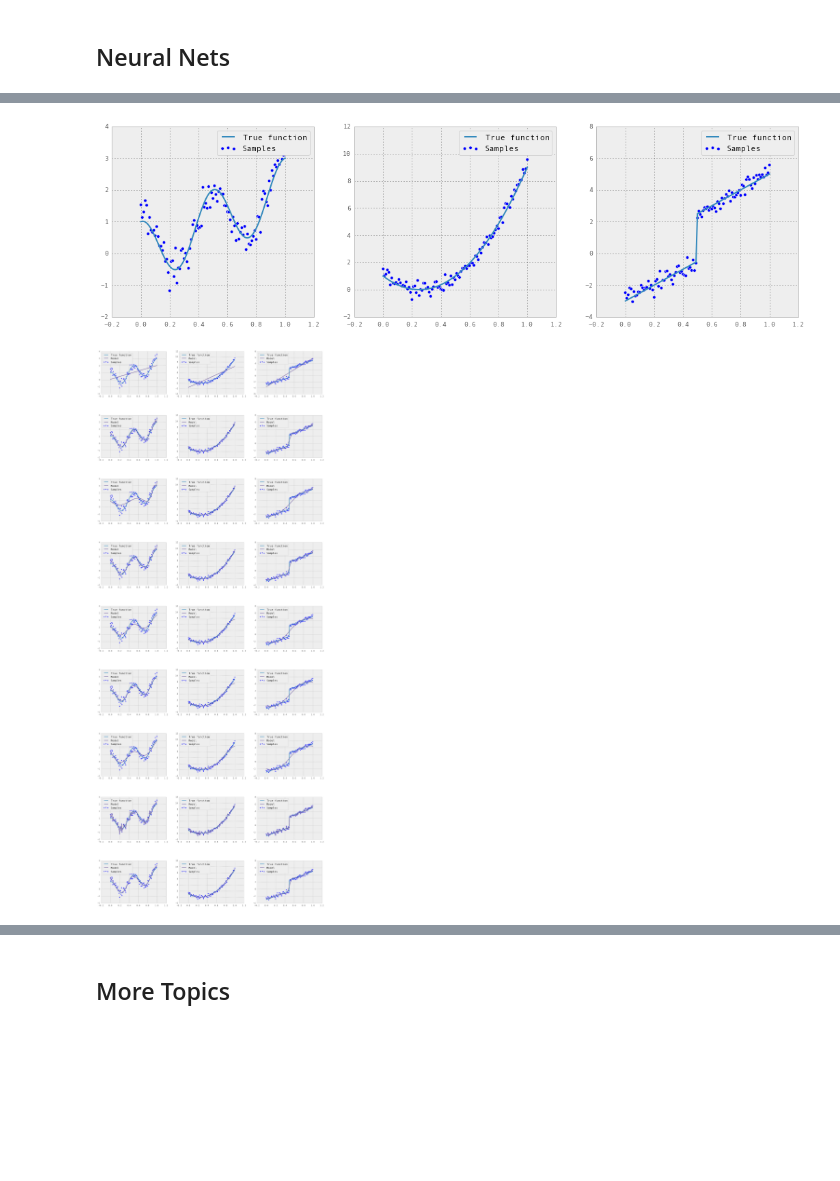
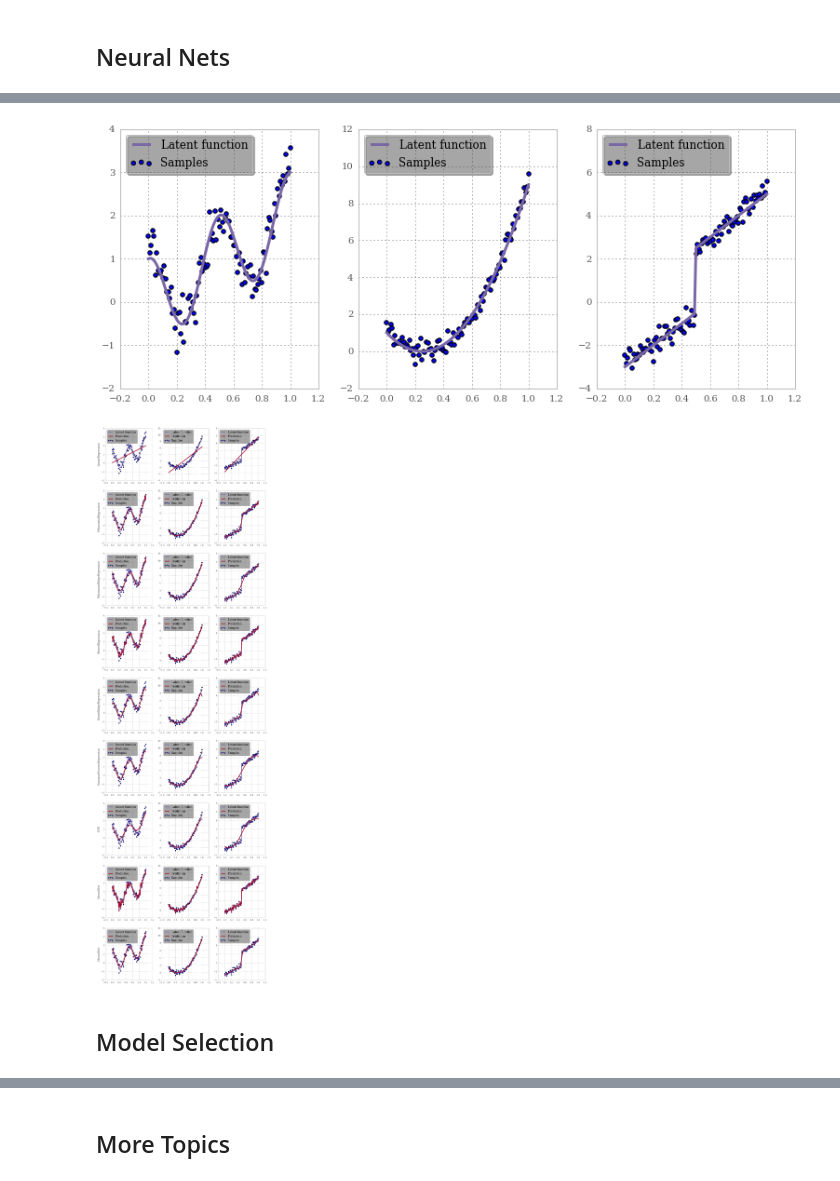
Before and after one commit to AlexanderFabisch/regression-tutorial, a Jupyter notebook: regression.ipynb, the cells around one changed output, grey strips where cells are left out. Drawn from its saved outputs; the diff is of its cells as text; code cells hidden in the pictures; blank space fills up the shorter version.

Commit message:
Update regression slides

```diff
--- a/regression.ipynb
+++ b/regression.ipynb
@@ -524,35 +516,39 @@ def generate_data_3(n_samples, sigma, random_state=None):
     y = y_true + sigma * random_state.randn(n_samples)
     return x, X, y_true, y
 # %%
-figure(figsize=(18, 5))
+plt.figure(figsize=(13, 5))
 for i, gen_data in enumerate([generate_data_1, generate_data_2, generate_data_3]):
-    subplot(1, 3, 1 + i)
+    plt.subplot(1, 3, 1 + i)
     x, X, y_true, y = gen_data(101, 0.3, 0)
-    plt.plot(x, y_true, label="True function")
+    plt.plot(x, y_true, label="Latent function")
     plt.scatter(x, y, label="Samples")
-    plt.legend(loc="best")
+    plt.legend(loc="upper left")
 # %% [output]
-[figure, old version]
+[figure, new version]
 # %%
 models = [LinearRegression(),
           PolynomialRegression(100),
-          PolynomialRidgeRegression(100, gamma=1e-2),
-          KernelRegression("rbf", gamma=10.0),
-          KernelRidgeRegression("rbf", lmbda=1.0, gamma=10.0),
+          PolynomialRidgeRegression(100, gamma=1e-5),
+          KernelRegression("rbf", gamma=100.0),
+          KernelRidgeRegression("rbf", lmbda=1.0, gamma=100.0),
           GaussianProcessRegression(nugget=1.0),
           SVR("rbf", epsilon=0.5, gamma=10.0),
           NeuralNet(50),
           NeuralNet(50, gamma=1e-4)]
 datasets = [generate_data_1, generate_data_2, generate_data_3]
-figure(figsize=(6 * len(datasets), 5 * len(models)))
+plt.figure(figsize=(4.33 * len(datasets), 5 * len(models)))
 for i, model in enumerate(models):
     for j, gen_data in enumerate(datasets):
-        subplot(len(models), len(datasets), 1 + i * len(datasets) + j)
+        plt.subplot(len(models), len(datasets), 1 + i * len(datasets) + j)
+        if j == 0:
+            plt.ylabel(repr(model).split("(")[0])
         x, X, y_true, y = gen_data(101, 0.3, 0)
-        plt.plot(x, y_true, label="True function")
+        plt.plot(x, y_true, label="Latent function")
         plt.scatter(x, y, label="Samples")
         model.fit(X, y)
-        plt.plot(x, model.predict(X), label="Model")
-        plt.legend(loc="best")
+        plt.plot(x, model.predict(X), label="Prediction")
+        plt.legend(loc="upper left")
 # %% [output]
-[figure, old version]
+[figure, new version]
+# %% [markdown]
+## Model Selection
```
Also changed, not shown: parts of 35 cells of this notebook, 3 other files.
